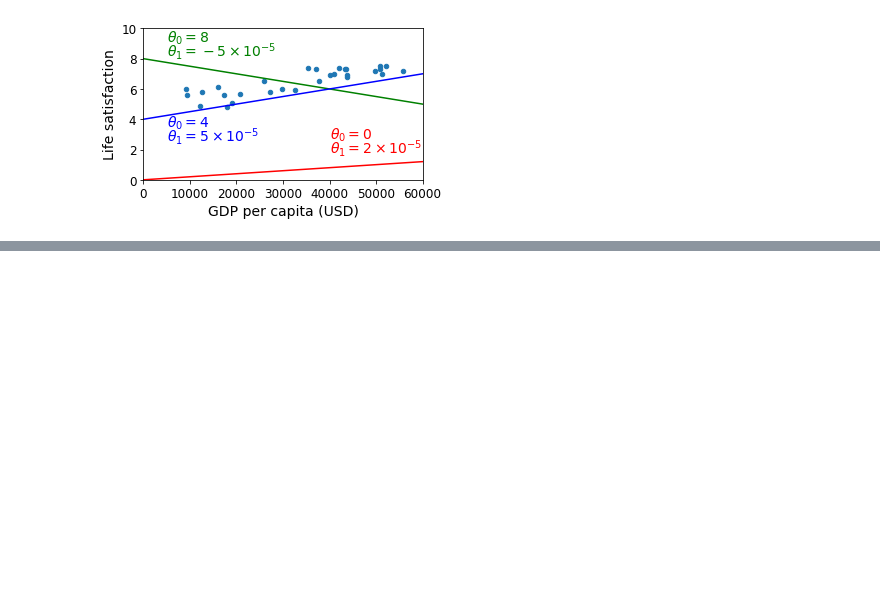
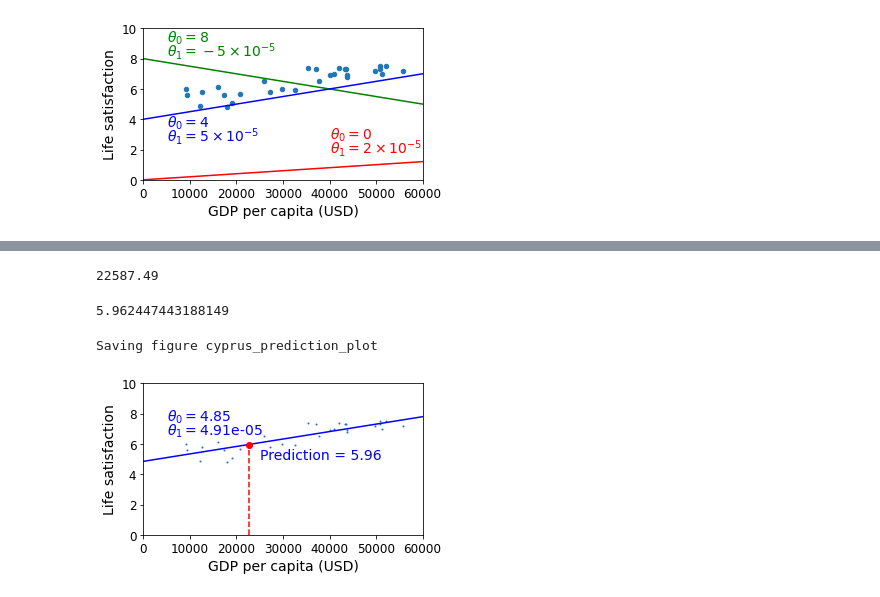
Before and after one commit to alozieoge/handson-ml2, a Jupyter notebook: MEE/Chapter1.ipynb, the cells around one changed output, grey strips where cells are left out. Cells and saved outputs as stored; diff of their text form; code cells hidden in the pictures; blank space fills up the shorter version.

```diff
--- a/MEE/Chapter1.ipynb
+++ b/MEE/Chapter1.ipynb
@@ -439,0 +501,30 @@ Saving figure tweaking_model_params_plot
+# %%
+cyprus_gdp_per_capita = gdp_per_capita.loc["Cyprus"]["GDP per capita"]
+print(cyprus_gdp_per_capita)
+# %% [output]
+22587.49
+# %%
+cyprus_predicted_life_satisfaction = lin1.predict([[cyprus_gdp_per_capita]])[0][0]
+print(cyprus_predicted_life_satisfaction)
+# %% [output]
+5.962447443188149
+# %%
+sample_data.plot(kind="scatter", x="GDP per capita", y="Life satisfaction", figsize=(5,3), s=1)
+plt.xlabel("GDP per capita (USD)")
+plt.axis([0, 60000, 0, 10])
+
+X = np.linspace(0, 60000, 10)
+# Model 1
+plt.plot(X, t0 + t1 * X, "b")
+plt.text(x=5000, y=7.5, s=r"$\theta_0 = $"+f"{round(t0, 2)}", fontsize=14, color="b")
+plt.text(x=5000, y=6.6, s=r"$\theta_1 = $"+"{:.2e}".format(t1), fontsize=14, color="b")
+
+plt.plot(cyprus_gdp_per_capita, cyprus_predicted_life_satisfaction, 'ro')
+# plt.vlines(cyprus_gdp_per_capita, 0, cyprus_predicted_life_satisfaction, 'r', '--')
+plt.plot([cyprus_gdp_per_capita, cyprus_gdp_per_capita], [0, cyprus_predicted_life_satisfaction], 'r--')
+plt.text(x=25000, y=5.0, s=r"Prediction = {:.2f}".format(cyprus_predicted_life_satisfaction), fontsize=14, color='b')
+save_fig("cyprus_prediction_plot")
+plt.show()
+# %% [output]
+Saving figure cyprus_prediction_plot
+[figure, added]
```
Also changed, not shown: parts of 10 cells of this notebook.
